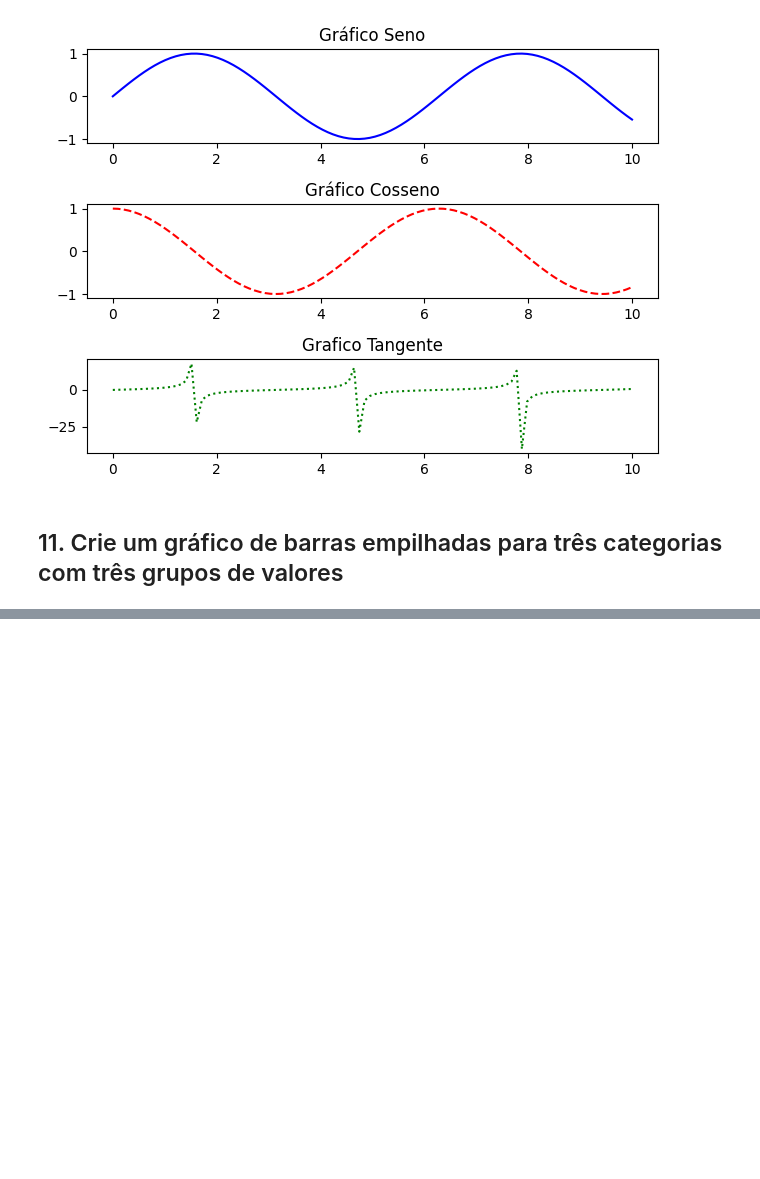
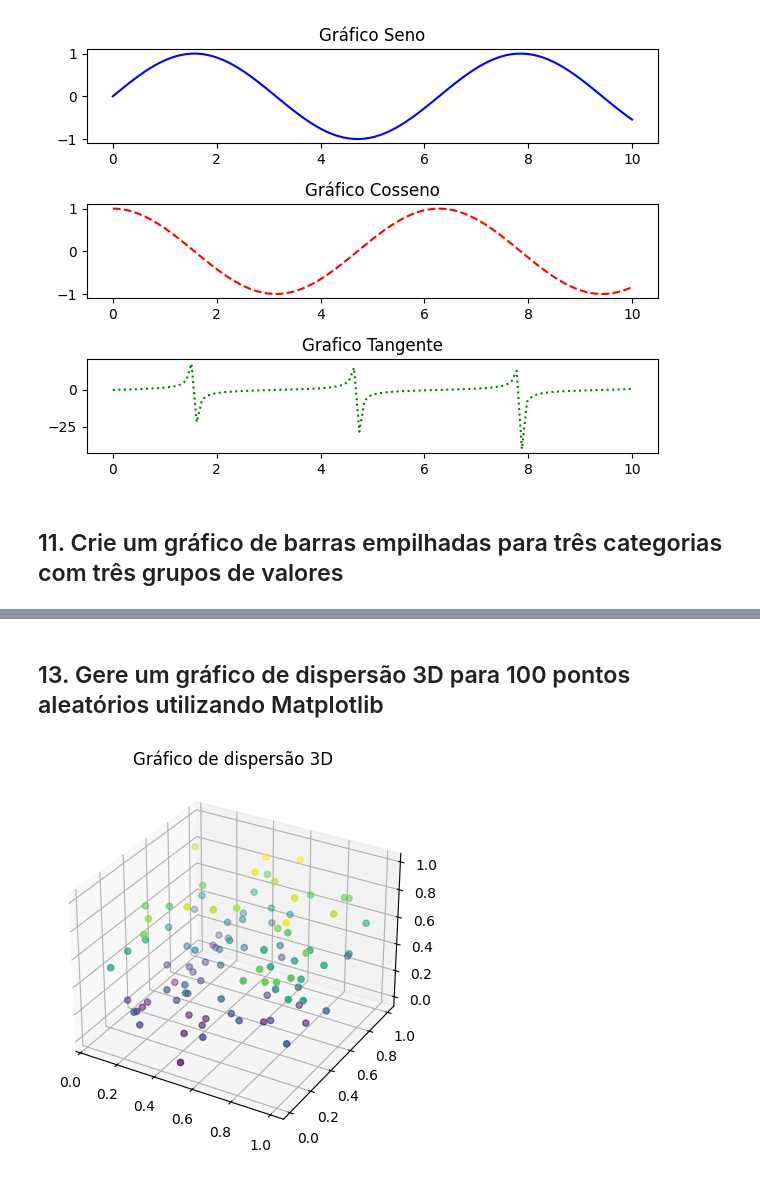
Before and after one commit to DaviFerreira0106/notebooks-inteligenciaArtificial, a Jupyter notebook: Exercicios_MatplotLib.ipynb, the cells around one changed output, grey strips where cells are left out. Drawn from its saved outputs; the diff is of its cells as text; code cells hidden in the pictures; blank space fills up the shorter version.

```diff
--- a/Exercicios_MatplotLib.ipynb
+++ b/Exercicios_MatplotLib.ipynb
@@ -165,0 +205,14 @@ categorias = ['A', 'B', 'C']
+# %% [markdown]
+## 13. Gere um gráfico de dispersão 3D para 100 pontos aleatórios utilizando Matplotlib
+# %%
+x = np.random.rand(100)
+y = np.random.rand(100)
+z = np.random.rand(100)
+
+fig = plt.figure()
+ax = fig.add_subplot(111, projection='3d')
+ax.scatter(x, y, z, c=z, cmap='viridis')
+plt.title('Gráfico de dispersão 3D')
+plt.show()
+# %% [output]
+[figure, added]
```
Also changed, not shown: parts of 18 cells of this notebook.
